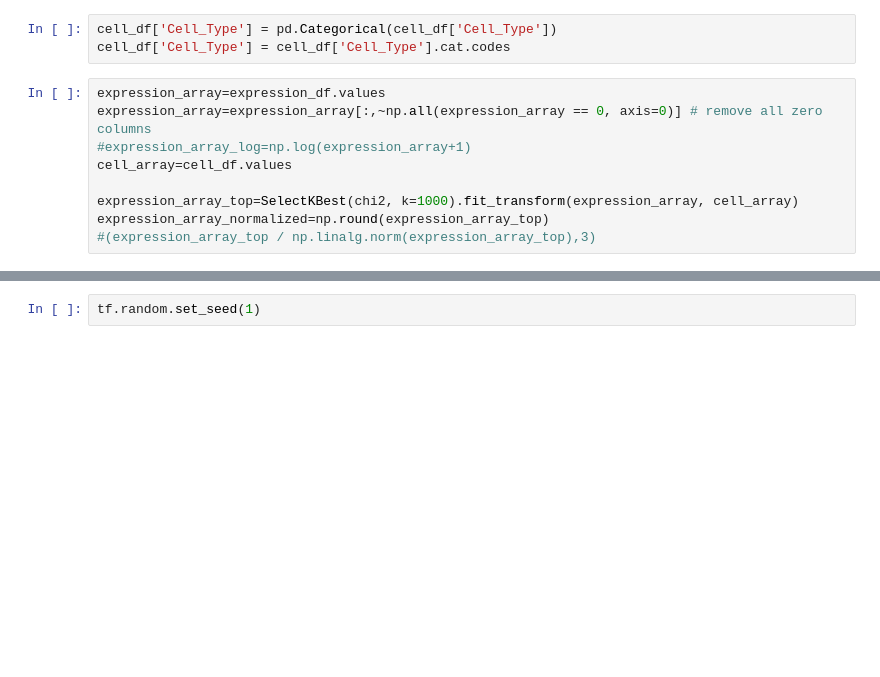
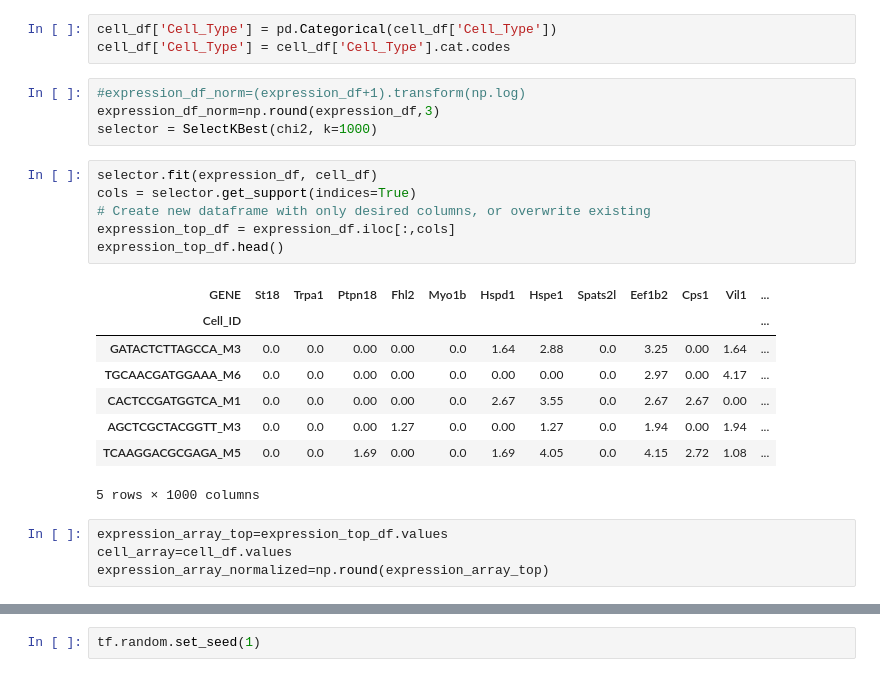
Before and after one commit to moqri/deep_cell, a Jupyter notebook: starter_code/intestin_cells.ipynb, the cells around one changed output, grey strips where cells are left out. Saved outputs shown, nothing was run; the diff lists cells and outputs as text; blank space fills up the shorter version.

```diff
--- a/starter_code/intestin_cells.ipynb
+++ b/starter_code/intestin_cells.ipynb
@@ -91,15 +97,29 @@ cell_df=cell_df.loc[shared]
 # %%
 cell_df['Cell_Type'] = pd.Categorical(cell_df['Cell_Type'])
 cell_df['Cell_Type'] = cell_df['Cell_Type'].cat.codes
-# %%
-expression_array=expression_df.values
-expression_array=expression_array[:,~np.all(expression_array == 0, axis=0)] # remove all zero columns
-#expression_array_log=np.log(expression_array+1)
-cell_array=cell_df.values
-
-expression_array_top=SelectKBest(chi2, k=1000).fit_transform(expression_array, cell_array)
-expression_array_normalized=np.round(expression_array_top)
-#(expression_array_top / np.linalg.norm(expression_array_top),3)
+# %%
+#expression_df_norm=(expression_df+1).transform(np.log)
+expression_df_norm=np.round(expression_df,3)
+selector = SelectKBest(chi2, k=1000)
+# %%
+selector.fit(expression_df, cell_df)
+cols = selector.get_support(indices=True)
+# Create new dataframe with only desired columns, or overwrite existing
+expression_top_df = expression_df.iloc[:,cols]
+expression_top_df.head()
+# %% [output]
+| GENE | St18 | Trpa1 | Ptpn18 | Fhl2 | Myo1b | Hspd1 | Hspe1 | Spats2l | Eef1b2 | Cps1 | Vil1 | ... |
+| Cell_ID |  |  |  |  |  |  |  |  |  |  |  | ... |
+| GATACTCTTAGCCA_M3 | 0.0 | 0.0 | 0.00 | 0.00 | 0.0 | 1.64 | 2.88 | 0.0 | 3.25 | 0.00 | 1.64 | ... |
+| TGCAACGATGGAAA_M6 | 0.0 | 0.0 | 0.00 | 0.00 | 0.0 | 0.00 | 0.00 | 0.0 | 2.97 | 0.00 | 4.17 | ... |
+| CACTCCGATGGTCA_M1 | 0.0 | 0.0 | 0.00 | 0.00 | 0.0 | 2.67 | 3.55 | 0.0 | 2.67 | 2.67 | 0.00 | ... |
+| AGCTCGCTACGGTT_M3 | 0.0 | 0.0 | 0.00 | 1.27 | 0.0 | 0.00 | 1.27 | 0.0 | 1.94 | 0.00 | 1.94 | ... |
+| TCAAGGACGCGAGA_M5 | 0.0 | 0.0 | 1.69 | 0.00 | 0.0 | 1.69 | 4.05 | 0.0 | 4.15 | 2.72 | 1.08 | ... |
+5 rows × 1000 columns
+# %%
+expression_array_top=expression_top_df.values
+cell_array=cell_df.values
+expression_array_normalized=np.round(expression_array_top)
 # %%
 np.random.seed(1)
 X_train, X_test, y_train, y_test = train_test_split(
```
Also changed, not shown: parts of 9 cells of this notebook.
